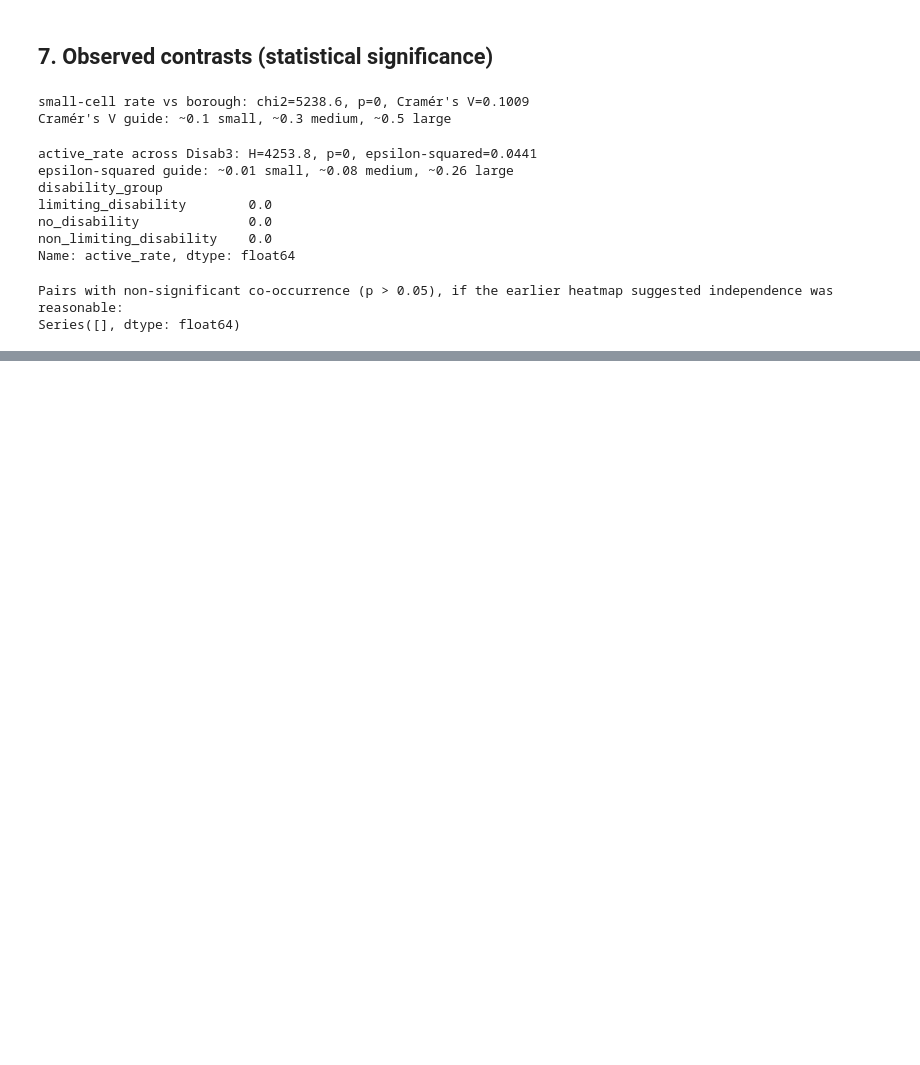
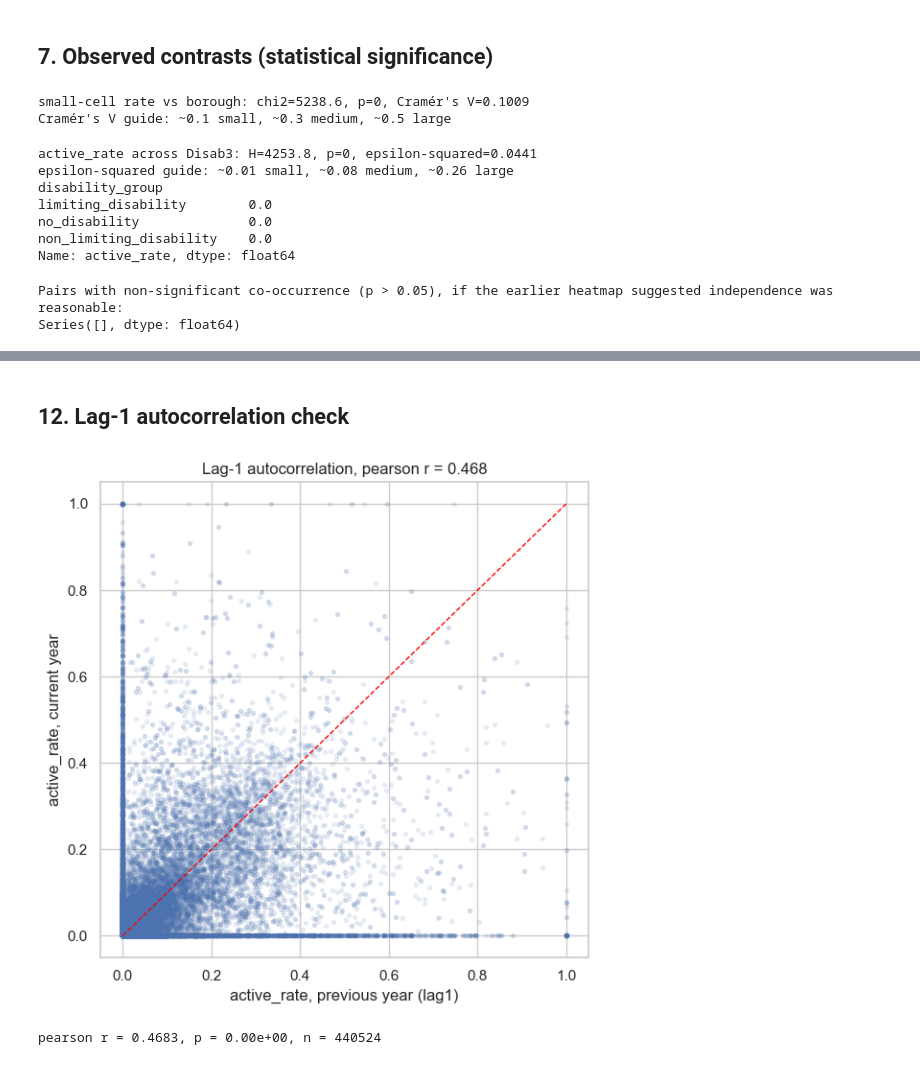
Before and after one commit to YifengMao666/London-Sport2-Group20, a Jupyter notebook: Jingyi Hua/notebooks/05_RQ3_pre_modeling_eda.ipynb, the cells around one changed output, grey strips where cells are left out. Saved outputs shown, nothing was run; the diff lists cells and outputs as text; code cells hidden in the pictures; blank space fills up the shorter version.

```diff
--- a/Jingyi Hua/notebooks/05_RQ3_pre_modeling_eda.ipynb
+++ b/Jingyi Hua/notebooks/05_RQ3_pre_modeling_eda.ipynb
@@ -311,0 +587,27 @@ Series([], dtype: float64)
+# %% [markdown]
+## 12. Lag-1 autocorrelation check
+# %%
+from scipy.stats import pearsonr
+
+panel_keys = ['LA_2023', 'disability_group', 'activity']
+
+lag_check = dis_level.dropna(subset=['active_rate']).sort_values('year').copy()
+lag_check['active_rate_lag1'] = lag_check.groupby(panel_keys)['active_rate'].shift(1)
+lag_check = lag_check.dropna(subset=['active_rate_lag1'])
+
+r_value, p_value = pearsonr(lag_check['active_rate_lag1'], lag_check['active_rate'])
+
+fig, ax = plt.subplots(figsize=(6, 6))
+ax.scatter(lag_check['active_rate_lag1'], lag_check['active_rate'], alpha=0.1, s=8)
+ax.plot([0, 1], [0, 1], color='red', linestyle='--', linewidth=1)
+ax.set_xlabel('active_rate, previous year (lag1)')
+ax.set_ylabel('active_rate, current year')
+ax.set_title(f'Lag-1 autocorrelation, pearson r = {r_value:.3f}')
+plt.tight_layout()
+plt.savefig(FIGURE_DIR / 'figure_12_lag1_autocorrelation.png', dpi=150)
+plt.show()
+
+print(f'pearson r = {r_value:.4f}, p = {p_value:.2e}, n = {len(lag_check)}')
+# %% [output]
+[figure, added]
+pearson r = 0.4683, p = 0.00e+00, n = 440524
```
Also changed, not shown: parts of 17 cells of this notebook, 15 other files.
